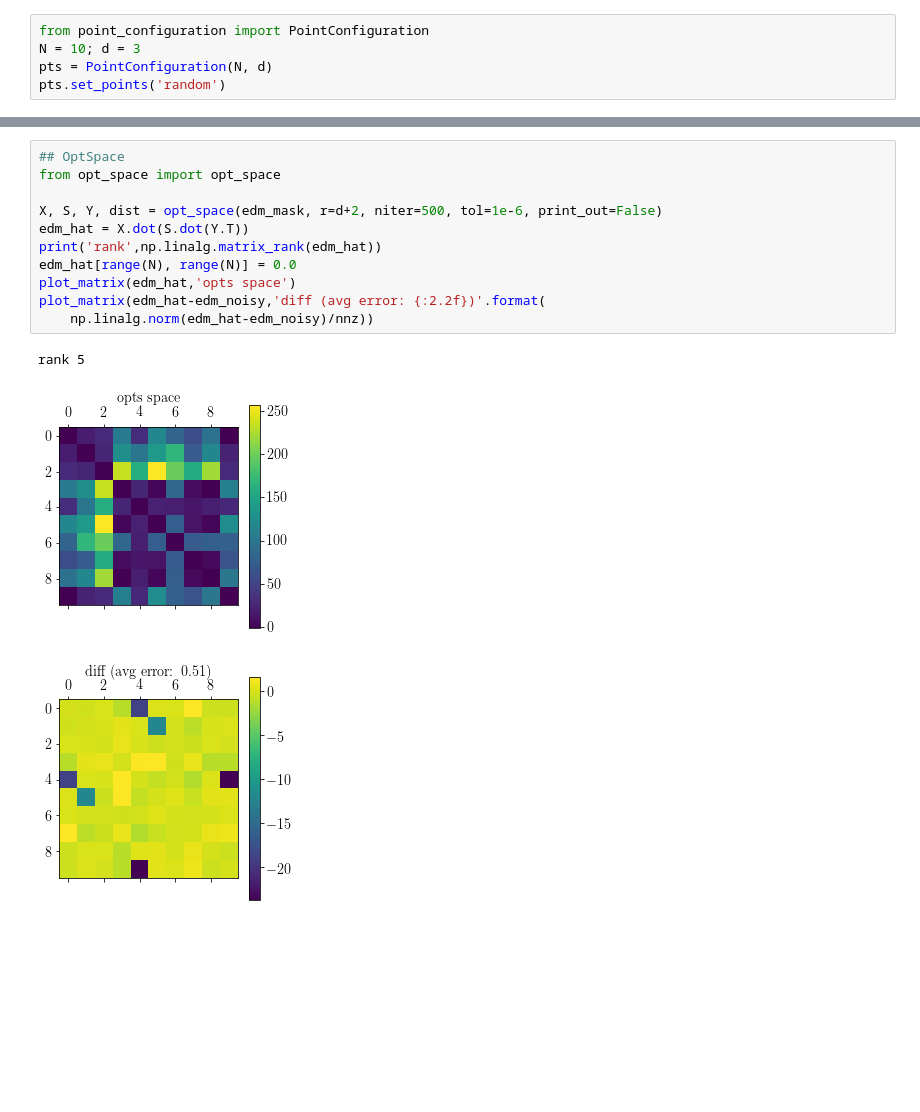
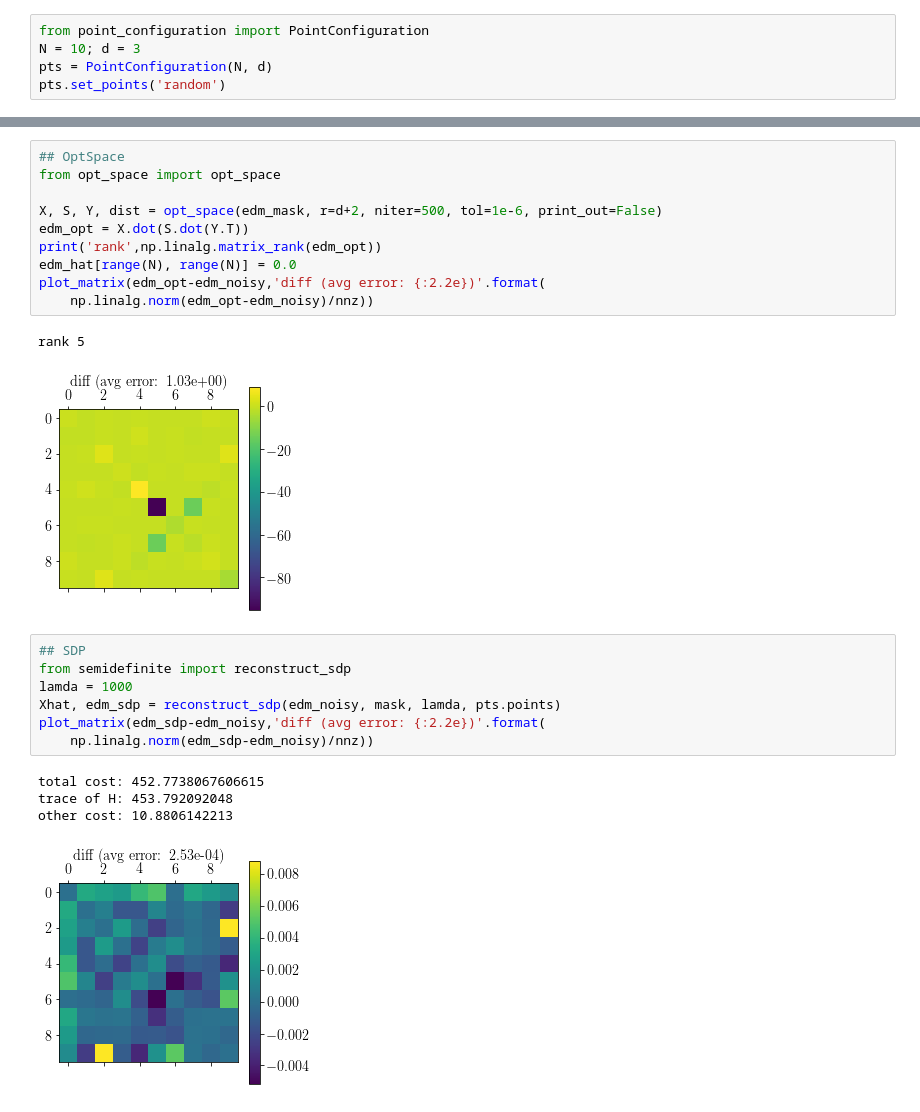
Before and after one commit to LCAV/pylocus, a Jupyter notebook: Simulation.ipynb, the cells around one changed output, grey strips where cells are left out. Drawn from its saved outputs; the diff is of its cells as text; blank space fills up the shorter version.

```diff
--- a/Simulation.ipynb
+++ b/Simulation.ipynb
@@ -107,15 +103,25 @@ plot_matrix(edm_alt-edm_noisy,'diff (avg error: {:2.2f})'.format(
 # %%
 ## OptSpace
 from opt_space import opt_space
 
 X, S, Y, dist = opt_space(edm_mask, r=d+2, niter=500, tol=1e-6, print_out=False)
-edm_hat = X.dot(S.dot(Y.T))
-print('rank',np.linalg.matrix_rank(edm_hat))
+edm_opt = X.dot(S.dot(Y.T))
+print('rank',np.linalg.matrix_rank(edm_opt))
 edm_hat[range(N), range(N)] = 0.0
-plot_matrix(edm_hat,'opts space')
-plot_matrix(edm_hat-edm_noisy,'diff (avg error: {:2.2f})'.format(
-    np.linalg.norm(edm_hat-edm_noisy)/nnz))
+plot_matrix(edm_opt-edm_noisy,'diff (avg error: {:2.2e})'.format(
+    np.linalg.norm(edm_opt-edm_noisy)/nnz))
 # %% [output]
 rank 5
-[figure, old version]
+[figure, new version]
-[figure, removed]
+# %%
+## SDP
+from semidefinite import reconstruct_sdp
+lamda = 1000
+Xhat, edm_sdp = reconstruct_sdp(edm_noisy, mask, lamda, pts.points)
+plot_matrix(edm_sdp-edm_noisy,'diff (avg error: {:2.2e})'.format(
+    np.linalg.norm(edm_sdp-edm_noisy)/nnz))
+# %% [output]
+total cost: 452.7738067606615
+trace of H: 453.792092048
+other cost: 10.8806142213
+[figure, added]
```
Also changed, not shown: parts of 6 cells of this notebook, 1 other file.
